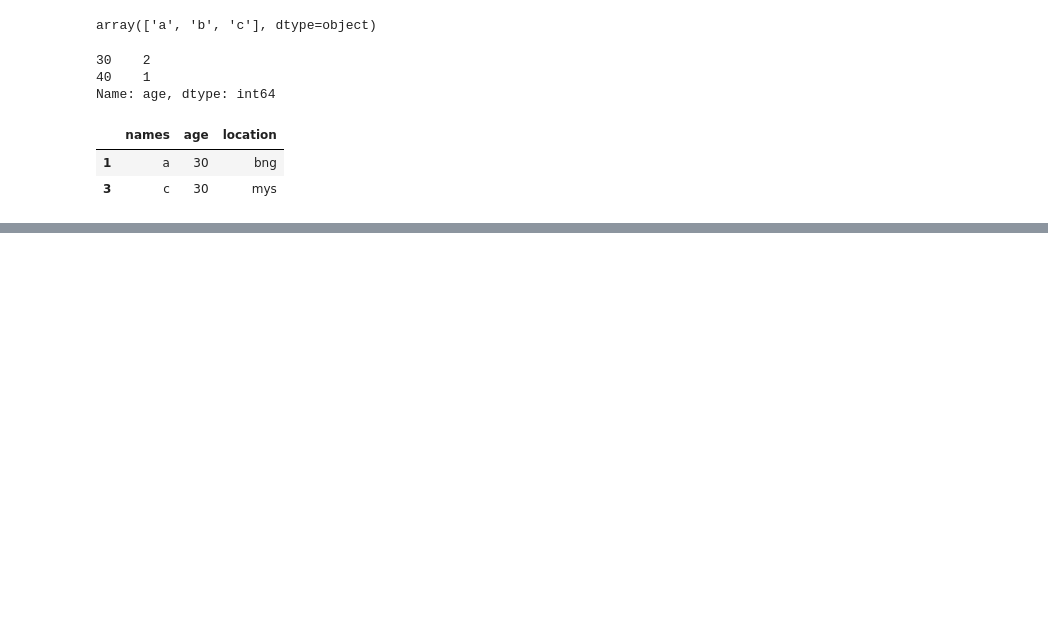
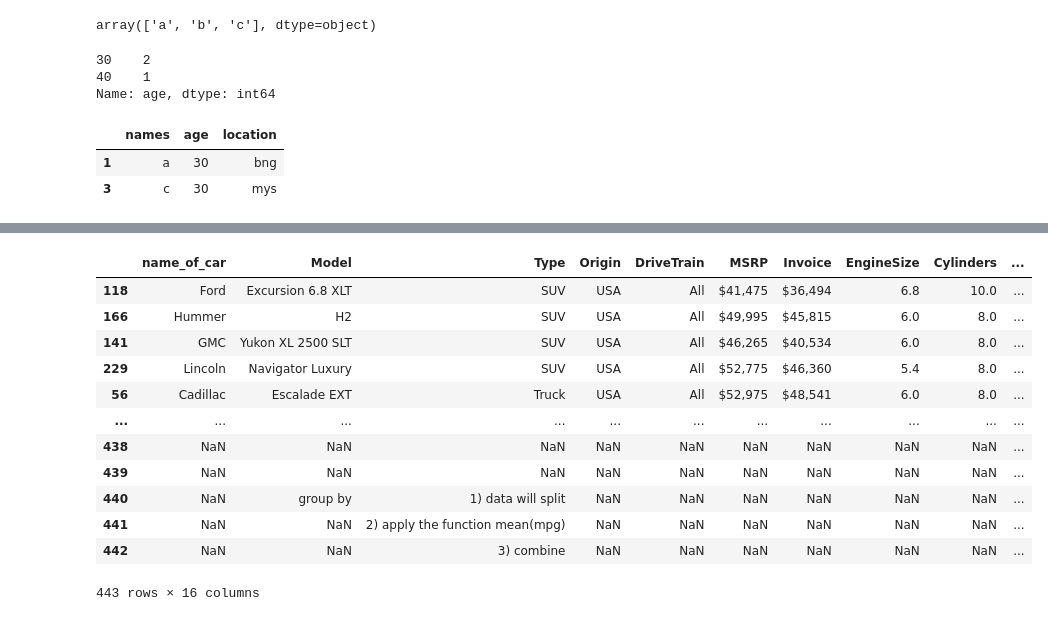
Before and after one commit to Abhilashg11/Data_science, a Jupyter notebook: Pandas1/pandas.ipynb, the cells around one changed output, grey strips where cells are left out. Drawn from its saved outputs; the diff is of its cells as text; code cells hidden in the pictures; blank space fills up the shorter version.

```diff
--- a/Pandas1/pandas.ipynb
+++ b/Pandas1/pandas.ipynb
@@ -116,0 +274,16 @@ df[df['age'].values==30]
+# %%
+cars.sort_values('Weight',ascending=False)
+# %% [output]
+|  | name_of_car | Model | Type | Origin | DriveTrain | MSRP | Invoice | EngineSize | Cylinders | ... |
+| 118 | Ford | Excursion 6.8 XLT | SUV | USA | All | $41,475 | $36,494 | 6.8 | 10.0 | ... |
+| 166 | Hummer | H2 | SUV | USA | All | $49,995 | $45,815 | 6.0 | 8.0 | ... |
+| 141 | GMC | Yukon XL 2500 SLT | SUV | USA | All | $46,265 | $40,534 | 6.0 | 8.0 | ... |
+| 229 | Lincoln | Navigator Luxury | SUV | USA | All | $52,775 | $46,360 | 5.4 | 8.0 | ... |
+| 56 | Cadillac | Escalade EXT | Truck | USA | All | $52,975 | $48,541 | 6.0 | 8.0 | ... |
+| ... | ... | ... | ... | ... | ... | ... | ... | ... | ... | ... |
+| 438 | NaN | NaN | NaN | NaN | NaN | NaN | NaN | NaN | NaN | ... |
+| 439 | NaN | NaN | NaN | NaN | NaN | NaN | NaN | NaN | NaN | ... |
+| 440 | NaN | group by | 1) data will split | NaN | NaN | NaN | NaN | NaN | NaN | ... |
+| 441 | NaN | NaN | 2) apply the function mean(mpg) | NaN | NaN | NaN | NaN | NaN | NaN | ... |
+| 442 | NaN | NaN | 3) combine | NaN | NaN | NaN | NaN | NaN | NaN | ... |
+443 rows × 16 columns
```
Also changed, not shown: parts of 18 cells of this notebook.
